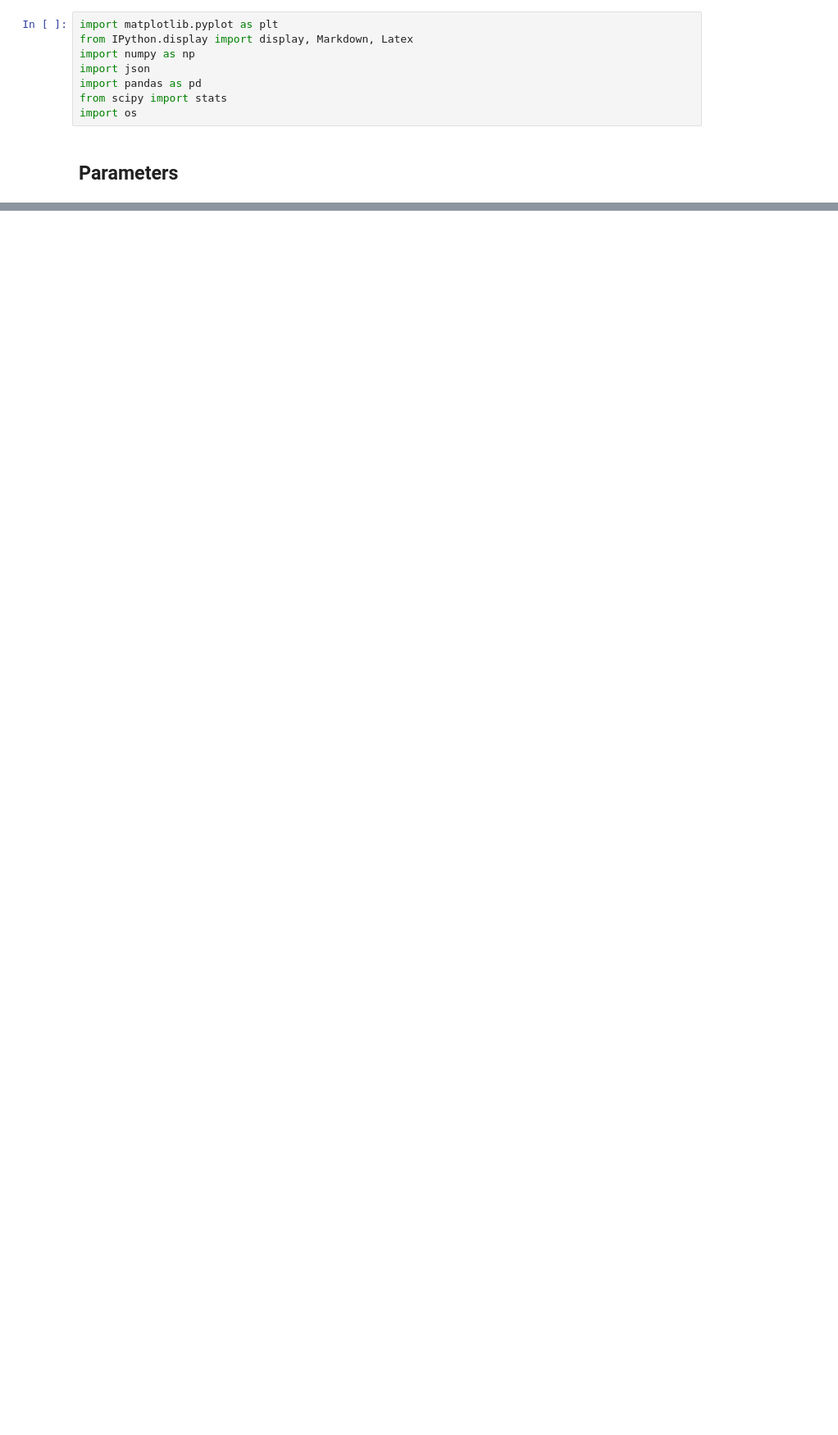
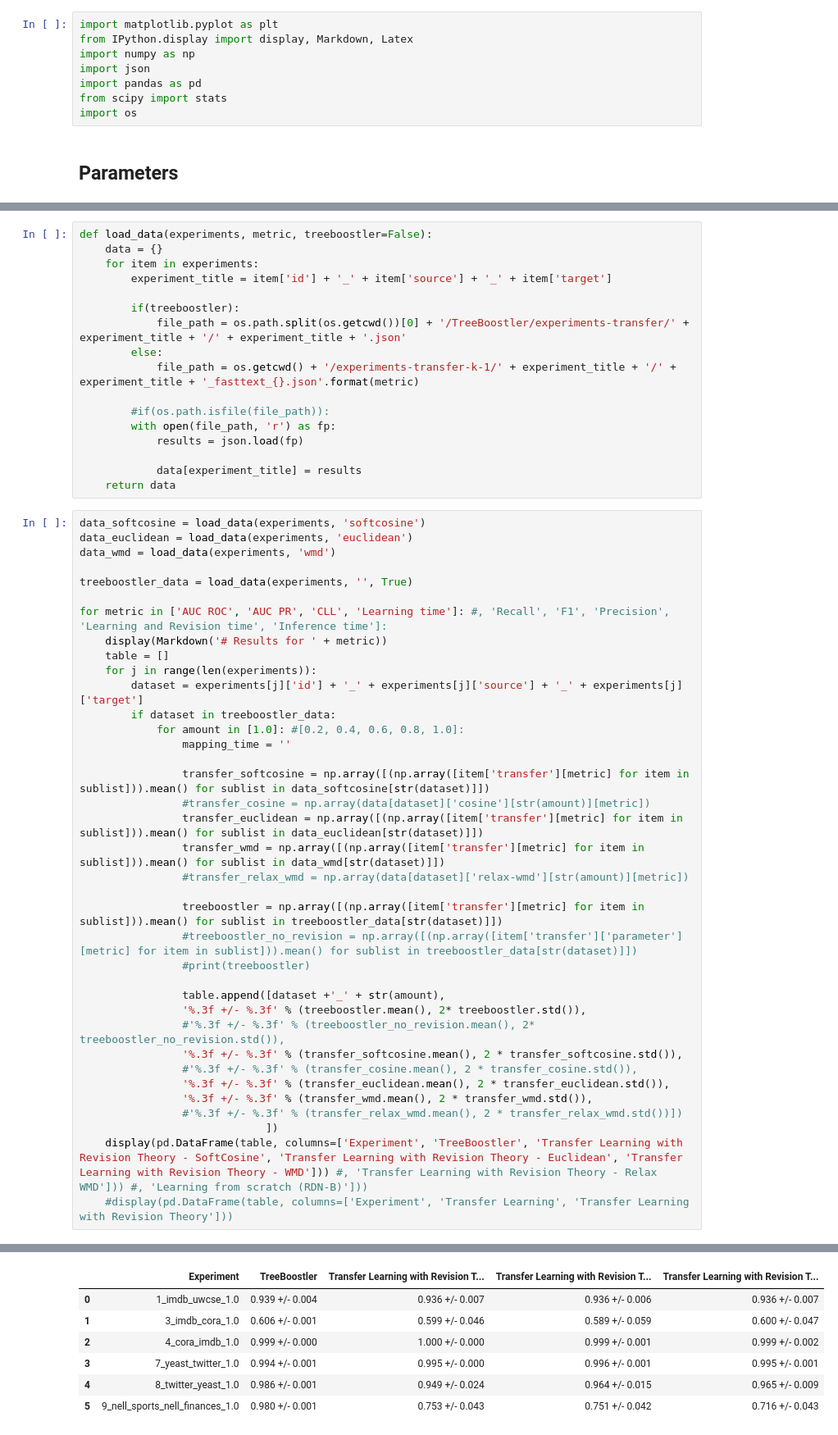
Before and after one commit to MeLLL-UFF/TransBoostler, a Jupyter notebook: results_curve.ipynb, the cells around one changed output, grey strips where cells are left out. Shown: that part at 82% size. Drawn from its saved outputs; the diff is of its cells as text; blank space fills up the shorter version.

```diff
--- a/results_curve.ipynb
+++ b/results_curve.ipynb
@@ -29,0 +28,55 @@ experiments = [
+# %%
+def load_data(experiments, metric, treeboostler=False):
+    data = {}
+    for item in experiments:
+        experiment_title = item['id'] + '_' + item['source'] + '_' + item['target']
+
+        if(treeboostler):
+            file_path = os.path.split(os.getcwd())[0] + '/TreeBoostler/experiments-transfer/' + experiment_title + '/' + experiment_title + '.json'
+        else:
+            file_path = os.getcwd() + '/experiments-transfer-k-1/' + experiment_title + '/' + experiment_title + '_fasttext_{}.json'.format(metric)
+
+        #if(os.path.isfile(file_path)):
+        with open(file_path, 'r') as fp:
+            results = json.load(fp)
+
+            data[experiment_title] = results
+    return data
+# %%
+data_softcosine = load_data(experiments, 'softcosine')
+data_euclidean = load_data(experiments, 'euclidean')
+data_wmd = load_data(experiments, 'wmd')
+
+treeboostler_data = load_data(experiments, '', True)
+
+for metric in ['AUC ROC', 'AUC PR', 'CLL', 'Learning time']: #, 'Recall', 'F1', 'Precision', 'Learning and Revision time', 'Inference time']:
+    display(Markdown('# Results for ' + metric))
+    table = []
+    for j in range(len(experiments)):
+        dataset = experiments[j]['id'] + '_' + experiments[j]['source'] + '_' + experiments[j]['target']
+        if dataset in treeboostler_data:
+            for amount in [1.0]: #[0.2, 0.4, 0.6, 0.8, 1.0]:
+                mapping_time = ''
+
+                transfer_softcosine = np.array([(np.array([item['transfer'][metric] for item in sublist])).mean() for sublist in data_softcosine[str(dataset)]])
+                #transfer_cosine = np.array(data[dataset]['cosine'][str(amount)][metric])
+                transfer_euclidean = np.array([(np.array([item['transfer'][metric] for item in sublist])).mean() for sublist in data_euclidean[str(dataset)]])
+                transfer_wmd = np.array([(np.array([item['transfer'][metric] for item in sublist])).mean() for sublist in data_wmd[str(dataset)]])
+                #transfer_relax_wmd = np.array(data[dataset]['relax-wmd'][str(amount)][metric])
+
+                treeboostler = np.array([(np.array([item['transfer'][metric] for item in sublist])).mean() for sublist in treeboostler_data[str(dataset)]])
+                #treeboostler_no_revision = np.array([(np.array([item['transfer']['parameter'][metric] for item in sublist])).mean() for sublist in treeboostler_data[str(dataset)]])
+                #print(treeboostler)
+
+                table.append([dataset +'_' + str(amount),
+                '%.3f +/- %.3f' % (treeboostler.mean(), 2* treeboostler.std()),
+                #'%.3f +/- %.3f' % (treeboostler_no_revision.mean(), 2* treeboostler_no_revision.std()),
+                '%.3f +/- %.3f' % (transfer_softcosine.mean(), 2 * transfer_softcosine.std()),
+                #'%.3f +/- %.3f' % (transfer_cosine.mean(), 2 * transfer_cosine.std()),
+                '%.3f +/- %.3f' % (transfer_euclidean.mean(), 2 * transfer_euclidean.std()),
+                '%.3f +/- %.3f' % (transfer_wmd.mean(), 2 * transfer_wmd.std()),
+                #'%.3f +/- %.3f' % (transfer_relax_wmd.mean(), 2 * transfer_relax_wmd.std())])
+                             ])
+    display(pd.DataFrame(table, columns=['Experiment', 'TreeBoostler', 'Transfer Learning with Revision Theory - SoftCosine', 'Transfer Learning with Revision Theory - Euclidean', 'Transfer Learning with Revision Theory - WMD'])) #, 'Transfer Learning with Revision Theory - Relax WMD'])) #, 'Learning from scratch (RDN-B)']))
+    #display(pd.DataFrame(table, columns=['Experiment', 'Transfer Learning', 'Transfer Learning with Revision Theory']))
+# %% [output]
@@ -29,0 +84,7 @@ experiments = [
+|  | Experiment | TreeBoostler | Transfer Learning with Revision T... | Transfer Learning with Revision T... | Transfer Learning with Revision T... |
+| 0 | 1_imdb_uwcse_1.0 | 0.939 +/- 0.004 | 0.936 +/- 0.007 | 0.936 +/- 0.006 | 0.936 +/- 0.007 |
+| 1 | 3_imdb_cora_1.0 | 0.606 +/- 0.001 | 0.599 +/- 0.046 | 0.589 +/- 0.059 | 0.600 +/- 0.047 |
+| 2 | 4_cora_imdb_1.0 | 0.999 +/- 0.000 | 1.000 +/- 0.000 | 0.999 +/- 0.001 | 0.999 +/- 0.002 |
+| 3 | 7_yeast_twitter_1.0 | 0.994 +/- 0.001 | 0.995 +/- 0.000 | 0.996 +/- 0.001 | 0.995 +/- 0.001 |
+| 4 | 8_twitter_yeast_1.0 | 0.986 +/- 0.001 | 0.949 +/- 0.024 | 0.964 +/- 0.015 | 0.965 +/- 0.009 |
+| 5 | 9_nell_sports_nell_finances_1.0 | 0.980 +/- 0.001 | 0.753 +/- 0.043 | 0.751 +/- 0.042 | 0.716 +/- 0.043 |
```
Also changed, not shown: parts of 12 cells of this notebook.
